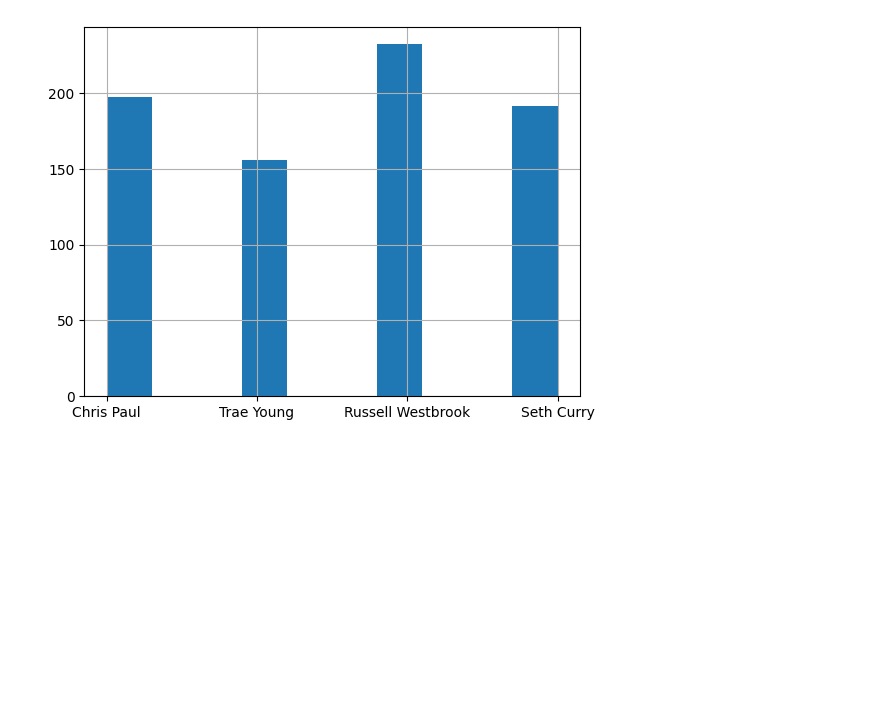
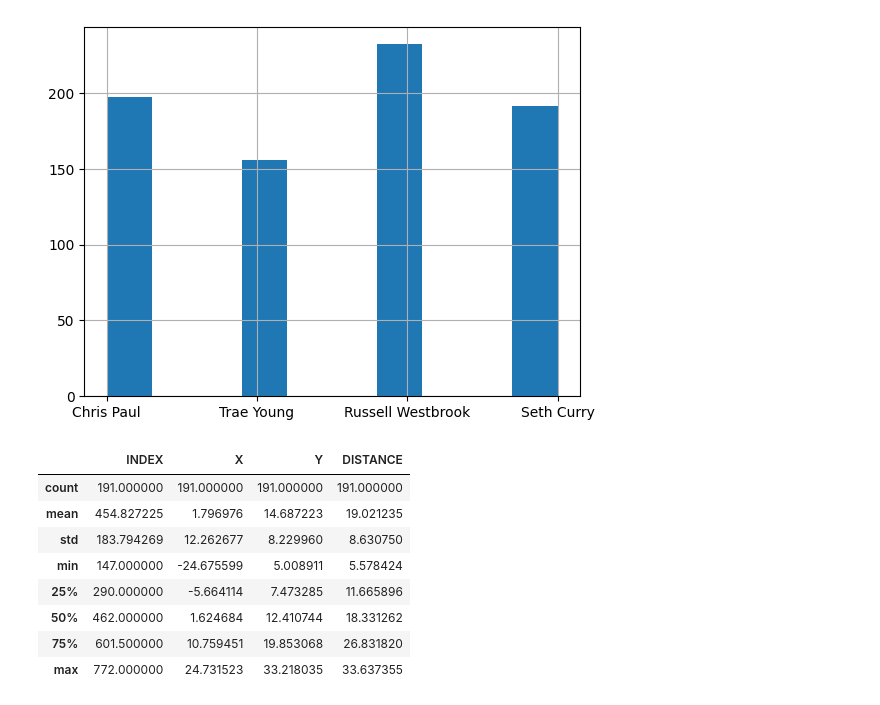
Before and after one commit to kacpersienkiewicz/NBAShootingAnalysis, a Jupyter notebook: NBAShootingAnalysis.ipynb, the cells around one changed output. Cells and saved outputs as stored; diff of their text form; code cells hidden in the pictures; blank space fills up the shorter version.

```diff
--- a/NBAShootingAnalysis.ipynb
+++ b/NBAShootingAnalysis.ipynb
@@ -549,3 +549,15 @@ RWDefenderdf= df[df["DEFENDER"] == "Russell Westbrook"]
 TYDefenderdf= df[df["DEFENDER"] == "Trae Young"]
 
 DefenderArray = [SCDefenderdf, CPDefenderdf, RWDefenderdf, TYDefenderdf]
+# %%
+SCDefenderdf.describe()
+# %% [output]
+|  | INDEX | X | Y | DISTANCE |
+| count | 191.000000 | 191.000000 | 191.000000 | 191.000000 |
+| mean | 454.827225 | 1.796976 | 14.687223 | 19.021235 |
+| std | 183.794269 | 12.262677 | 8.229960 | 8.630750 |
+| min | 147.000000 | -24.675599 | 5.008911 | 5.578424 |
+| 25% | 290.000000 | -5.664114 | 7.473285 | 11.665896 |
+| 50% | 462.000000 | 1.624684 | 12.410744 | 18.331262 |
+| 75% | 601.500000 | 10.759451 | 19.853068 | 26.831820 |
+| max | 772.000000 | 24.731523 | 33.218035 | 33.637355 |
```
Also changed, not shown: parts of 7 cells of this notebook.
